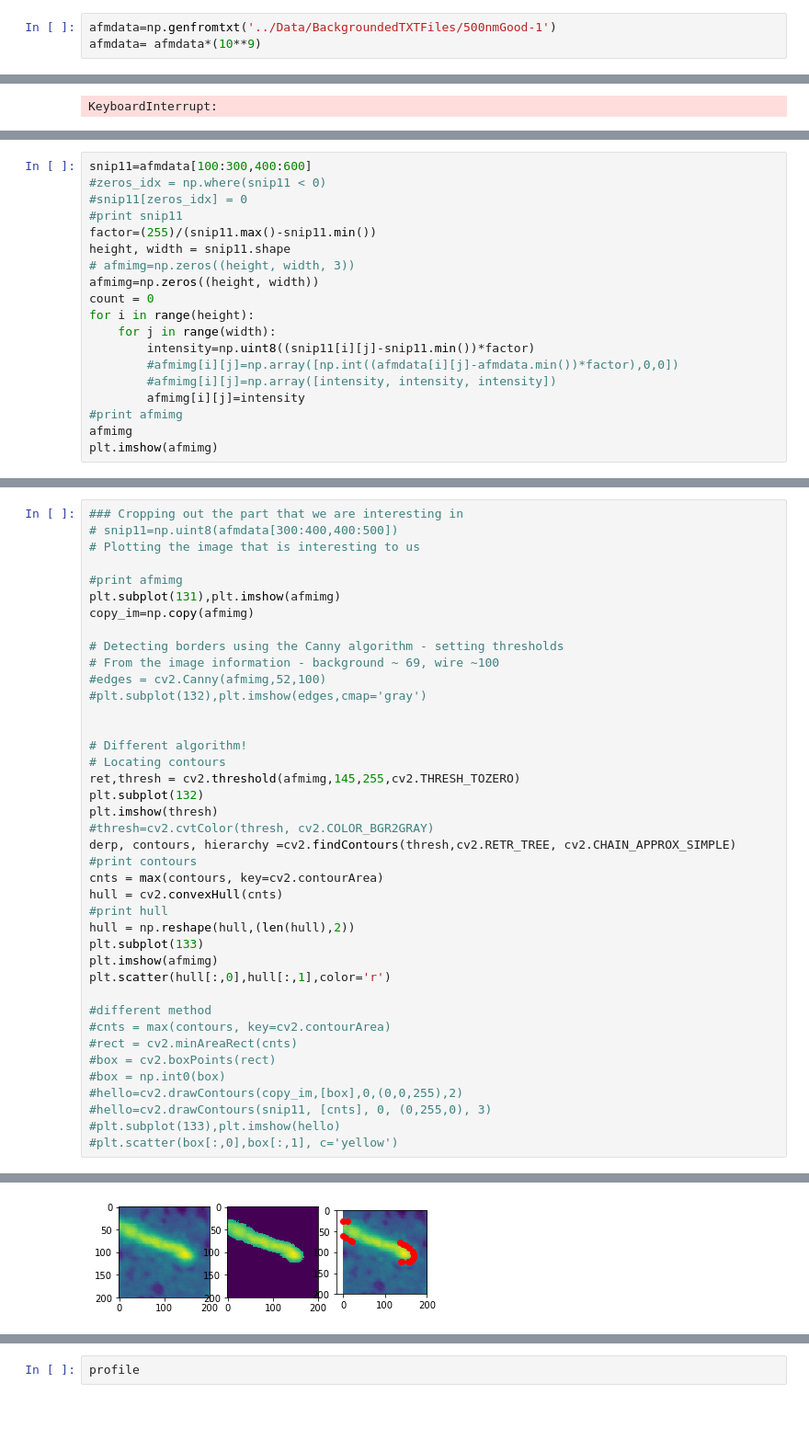
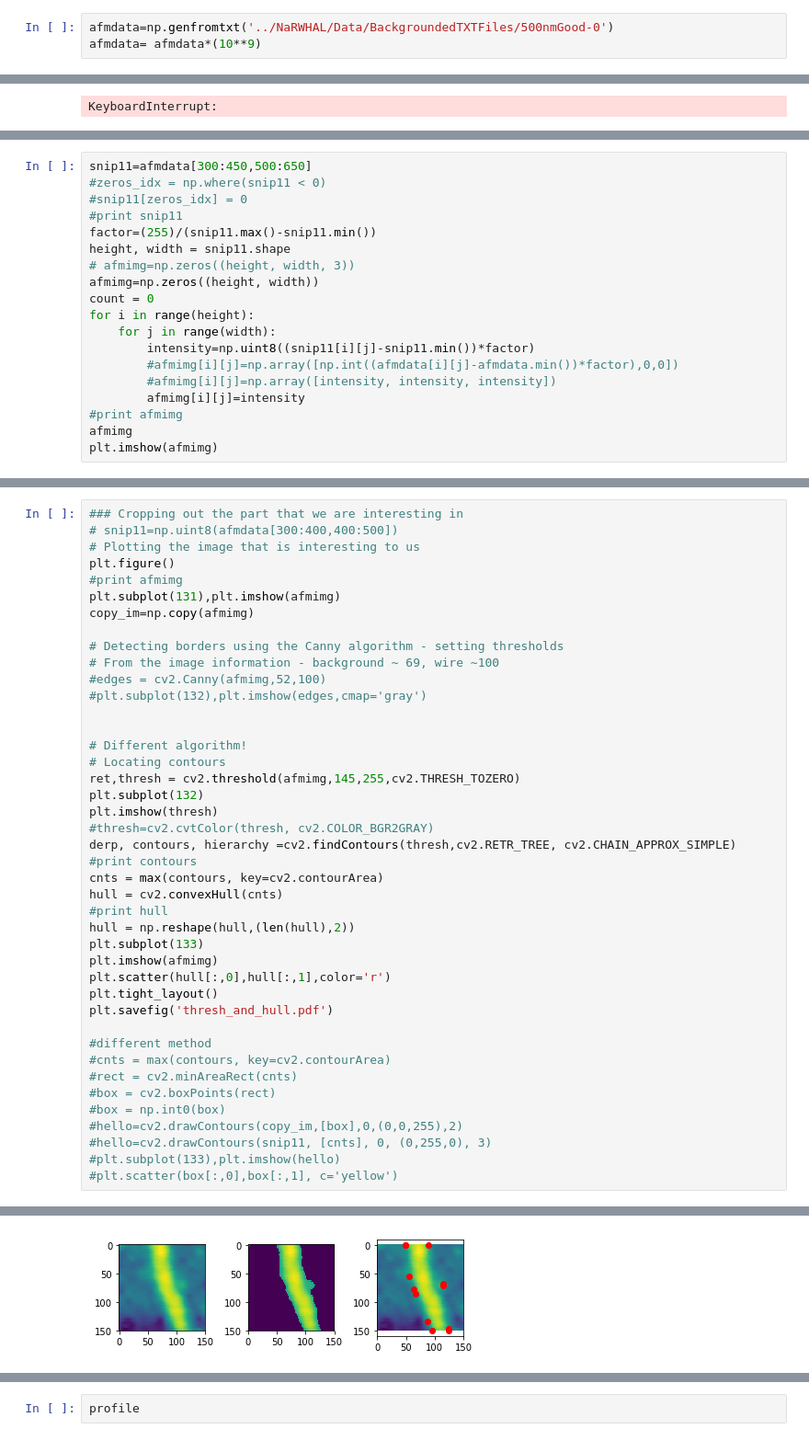
Before and after one commit to wesleyktatum/Nanowire_Measurements, a Jupyter notebook: ipynb's/OpenCV_learning.ipynb, the cells around one changed output, grey strips where cells are left out. Shown at 92% size. Cells and saved outputs as stored; diff of their text form; blank space fills up the shorter version.

```diff
--- a/ipynb's/OpenCV_learning.ipynb
+++ b/ipynb's/OpenCV_learning.ipynb
@@ -6,7 +6,7 @@ from matplotlib import pyplot as plt
 %matplotlib inline
 import skimage.measure as ski
 # %%
-afmdata=np.genfromtxt('../Data/BackgroundedTXTFiles/500nmGood-1')
+afmdata=np.genfromtxt('../NaRWHAL/Data/BackgroundedTXTFiles/500nmGood-0')
 afmdata= afmdata*(10**9)
 # %%
 #factor=(255)/(afmdata.max()-afmdata.min())
@@ -25,5 +27,5 @@ plt.imshow(afmdata[100:300,400:600])
 # %%
-snip11=afmdata[100:300,400:600]
+snip11=afmdata[300:450,500:650]
 #zeros_idx = np.where(snip11 < 0)
 #snip11[zeros_idx] = 0
 #print snip11
@@ -50,7 +57,7 @@ afmimg = np.uint8(afmimg)
 ### Cropping out the part that we are interesting in
 # snip11=np.uint8(afmdata[300:400,400:500])
 # Plotting the image that is interesting to us
-
+plt.figure()
 #print afmimg
 plt.subplot(131),plt.imshow(afmimg)
 copy_im=np.copy(afmimg)
@@ -76,6 +83,8 @@ hull = np.reshape(hull,(len(hull),2))
 plt.subplot(133)
 plt.imshow(afmimg)
 plt.scatter(hull[:,0],hull[:,1],color='r')
+plt.tight_layout()
+plt.savefig('thresh_and_hull.pdf')
 
 #different method
 #cnts = max(contours, key=cv2.contourArea)
@@ -91,4 +99,4 @@ plt.scatter(hull[:,0],hull[:,1],color='r')
-[figure, old version]
+[figure, new version]
 # %%
 copy_im=np.copy(afmimg)
 rows,cols = afmimg.shape[:2]
```
Also changed, not shown: parts of 8 cells of this notebook, 1 other file.
